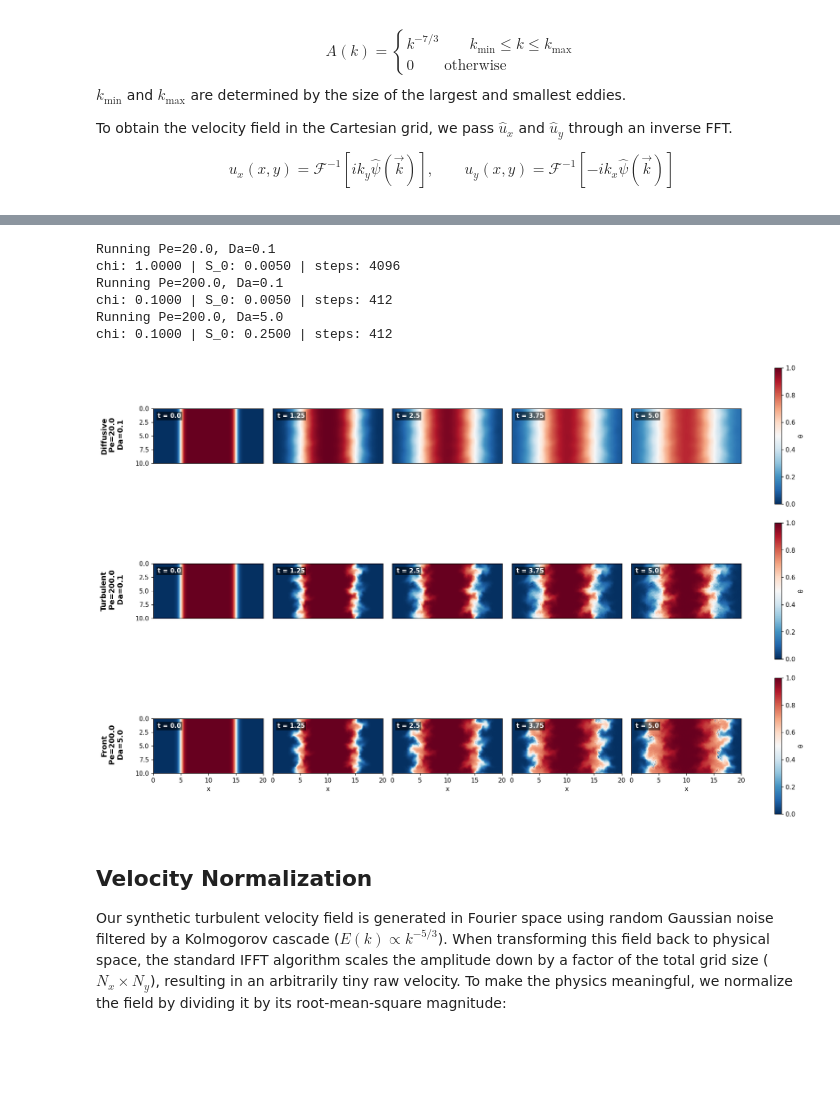
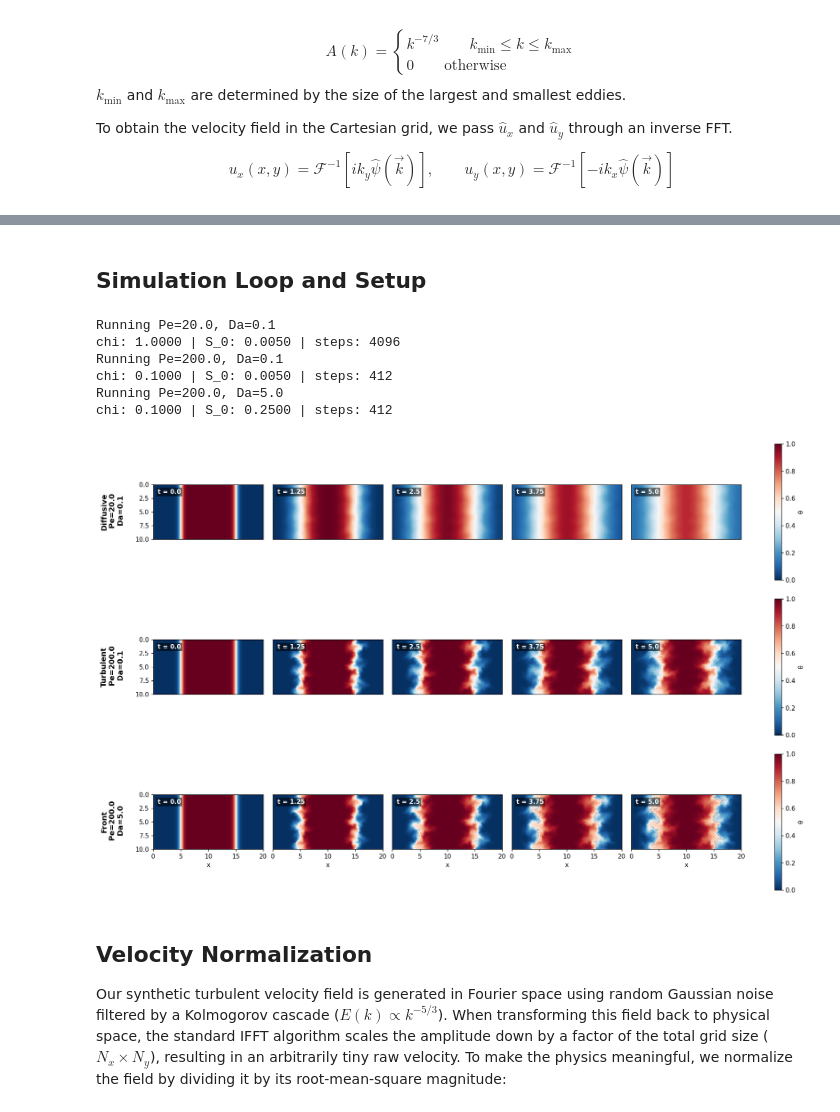
Before and after one commit to leelalaliott/turbulent_cooling_fronts, a Jupyter notebook: 2d_turbulent_front.ipynb, the cells around one changed output, grey strips where cells are left out. Cells and saved outputs as stored; diff of their text form; code cells hidden in the pictures; blank space fills up the shorter version.

Commit message:
updated 1d and 2d notebooks, 1d with the smoothed top hat, also readmes

```diff
--- a/2d_turbulent_front.ipynb
+++ b/2d_turbulent_front.ipynb
@@ -119,33 +139,15 @@ While the derivatives are computed in frequency space, we use the Inverse Fast F
+# %%
+# psuedo-spectral method
+def compute_rhs(theta, ux, uy, KX, KY, K_sq, chi, S_0, dealias_mask):
+    theta_hat = np.fft.fft2(theta) * dealias_mask           # theta in fourier space + dealias
+    dtheta_dx = np.fft.ifft2(1j * KX * theta_hat).real
+    dtheta_dy = np.fft.ifft2(1j * KY * theta_hat).real
+    laplacian = np.fft.ifft2(-K_sq * theta_hat).real
+    reaction = S_0 * 0.5 * (np.tanh((theta - 0.5 + 0.1) / 0.01) - np.tanh((theta - 0.5 - 0.1) / 0.01)) # source term: smooth top-hat centered at 0.5 with width of 0.1, positive=burning, negative=cooling
+    return reaction - (ux * dtheta_dx + uy * dtheta_dy) + chi * laplacian
+# %% [markdown]
+## Simulation Loop and Setup
 # %%
-# psuedo-spectral method
-def compute_rhs(theta, ux, uy, KX, KY, K_sq, chi, S_0, dealias_mask):
-    theta_hat = np.fft.fft2(theta) * dealias_mask           # theta in fourier space + dealias
-    dtheta_dx = np.fft.ifft2(1j * KX * theta_hat).real
-    dtheta_dy = np.fft.ifft2(1j * KY * theta_hat).real
-    laplacian = np.fft.ifft2(-K_sq * theta_hat).real
-    reaction = S_0 * 0.5 * (np.tanh((theta - 0.5 + 0.2) / 0.04) - np.tanh((theta - 0.5 - 0.2) / 0.04)) # source term: rounded top-hat, positive=burning, negative=cooling
-    return reaction - (ux * dtheta_dx + uy * dtheta_dy) + chi * laplacian
-
-# rk3 setup
-def rk3_step(theta, ux, uy, KX, KY, K_sq, chi, S_0, dt, dealias_mask, rhs1=None):
-    if rhs1 is None:
-        rhs1 = compute_rhs(theta, ux, uy, KX, KY, K_sq, chi, S_0, dealias_mask)
-    theta1 = theta + dt * rhs1
-
-    rhs2 = compute_rhs(theta1, ux, uy, KX, KY, K_sq, chi, S_0, dealias_mask)
-    theta2 = 0.75 * theta + 0.25 * (theta1 + dt * rhs2)
-
-    rhs3 = compute_rhs(theta2, ux, uy, KX, KY, K_sq, chi, S_0, dealias_mask)
-    return (1.0 / 3.0) * theta + (2.0 / 3.0) * (theta2 + dt * rhs3)
-
-def compute_dt(theta, rhs, dx, max_u, chi, C_a=0.5, C_d=0.2, C_s=0.5, floor_frac=1e-2):
-    dt_adv = C_a * (dx/max_u) # advective CFL
-    dt_dif = C_d * (dx**2 / chi) # diffusive CFL
-    left, right = np.abs(theta), np.abs(rhs) # used to compute theta/|RHS| local timescale
-    active = (left > floor_frac * left.max()) & (right > 0) # ignore too small vals
-    dt_src = C_s * np.min(left[active] / right[active]) if active.any() else np.inf
-    return min(dt_adv, dt_dif, dt_src)
-
 #simulator
 def simulator(Pe, Da, ux, uy, X, KX, KY, K_sq, U_rms, max_u, dx, Lx, lo, hi, width, save_times, dealias_mask, C_a=0.5, C_d=0.2, C_s=0.5):
     chi = (U_rms * Lx) / Pe
@@ -215,34 +217,34 @@ for Pe, Da in zip(Pe_list, Da_list):
 
 fig, axes = plt.subplots(len(Pe_list), len(save_times), figsize=(16, 3.5 * len(Pe_list)), constrained_layout=True)
 
 for row_idx, (Pe, Da, name) in enumerate(zip(Pe_list, Da_list, regime_names)):
     snap = all_results[row_idx]
 
     for col_idx, ts in enumerate(save_times):
         ax = axes[row_idx, col_idx]
         im = ax.imshow(snap[ts], extent=[0, Lx, Ly, 0], origin='upper', cmap='RdBu_r', vmin=0, vmax=1, interpolation='nearest')
         ax.text(0.04, 0.92, f't = {ts}', transform=ax.transAxes, color='white', fontweight='bold', fontsize=10, va='top', bbox=dict(facecolor='black', alpha=0.55, edgecolor='none', pad=2))
 
         if col_idx == 0:
             ax.set_ylabel(f'{name}\n Pe={Pe}\n Da={Da}\n', fontsize=12, fontweight='bold')
         else:
             ax.set_yticks([])
         if row_idx == len(Pe_list) - 1:
             ax.set_xlabel('x')
         else:
             ax.set_xticks([])
 
     fig.colorbar(im, ax=axes[row_idx, :], label='θ', location='right', shrink=0.9)
 
 plt.show()
 # %% [output]
 Running Pe=20.0, Da=0.1
 chi: 1.0000 | S_0: 0.0050 | steps: 4096
 Running Pe=200.0, Da=0.1
 chi: 0.1000 | S_0: 0.0050 | steps: 412
 Running Pe=200.0, Da=5.0
 chi: 0.1000 | S_0: 0.2500 | steps: 412
-[figure, old version]
+[figure, new version]
 # %% [markdown]
 ## Velocity Normalization
 
```
Also changed, not shown: parts of 4 cells of this notebook, 3 other files.
